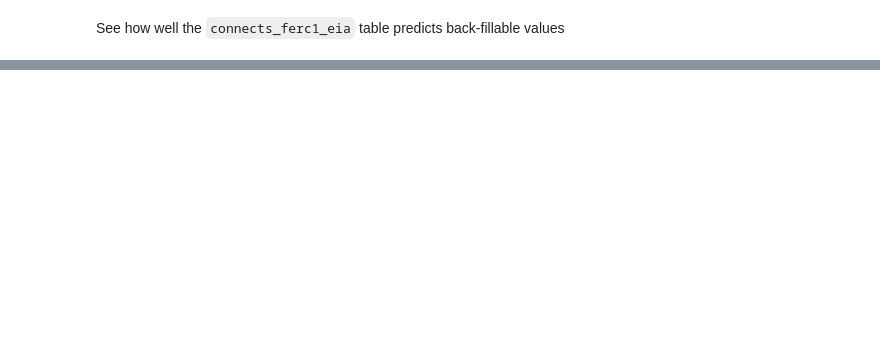
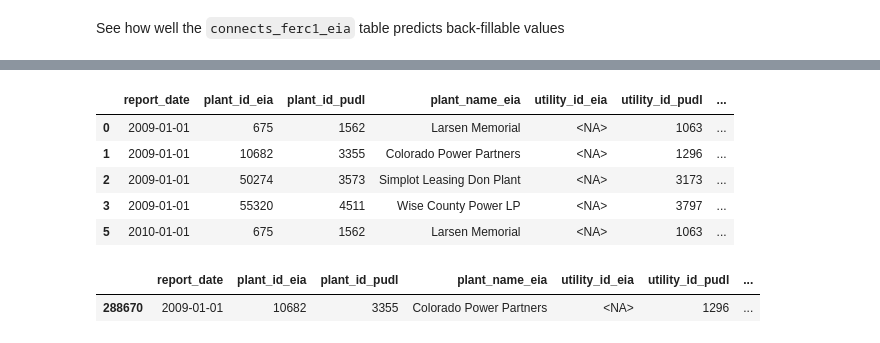
Before and after one commit to catalyst-cooperative/rmi-ferc1-eia, a Jupyter notebook: notebooks/make_overrides.ipynb, the cells around one changed output, grey strips where cells are left out. Drawn from its saved outputs; the diff is of its cells as text; code cells hidden in the pictures; blank space fills up the shorter version.

```diff
--- a/notebooks/make_overrides.ipynb
+++ b/notebooks/make_overrides.ipynb
@@ -643,0 +656,14 @@ li
+# %%
+why_63.merge(why_65, how = 'outer' ,indicator=True).loc[lambda x : x['_merge']=='left_only'].head()
+# %% [output]
+|  | report_date | plant_id_eia | plant_id_pudl | plant_name_eia | utility_id_eia | utility_id_pudl | ... |
+| 0 | 2009-01-01 | 675 | 1562 | Larsen Memorial | <NA> | 1063 | ... |
+| 1 | 2009-01-01 | 10682 | 3355 | Colorado Power Partners | <NA> | 1296 | ... |
+| 2 | 2009-01-01 | 50274 | 3573 | Simplot Leasing Don Plant | <NA> | 3173 | ... |
+| 3 | 2009-01-01 | 55320 | 4511 | Wise County Power LP | <NA> | 3797 | ... |
+| 5 | 2010-01-01 | 675 | 1562 | Larsen Memorial | <NA> | 1063 | ... |
+# %%
+why_63[why_63['plant_name_eia']=='Colorado Power Partners']
+# %% [output]
+|  | report_date | plant_id_eia | plant_id_pudl | plant_name_eia | utility_id_eia | utility_id_pudl | ... |
+| 288670 | 2009-01-01 | 10682 | 3355 | Colorado Power Partners | <NA> | 1296 | ... |
```
Also changed, not shown: parts of 25 cells of this notebook, 1 other file.
